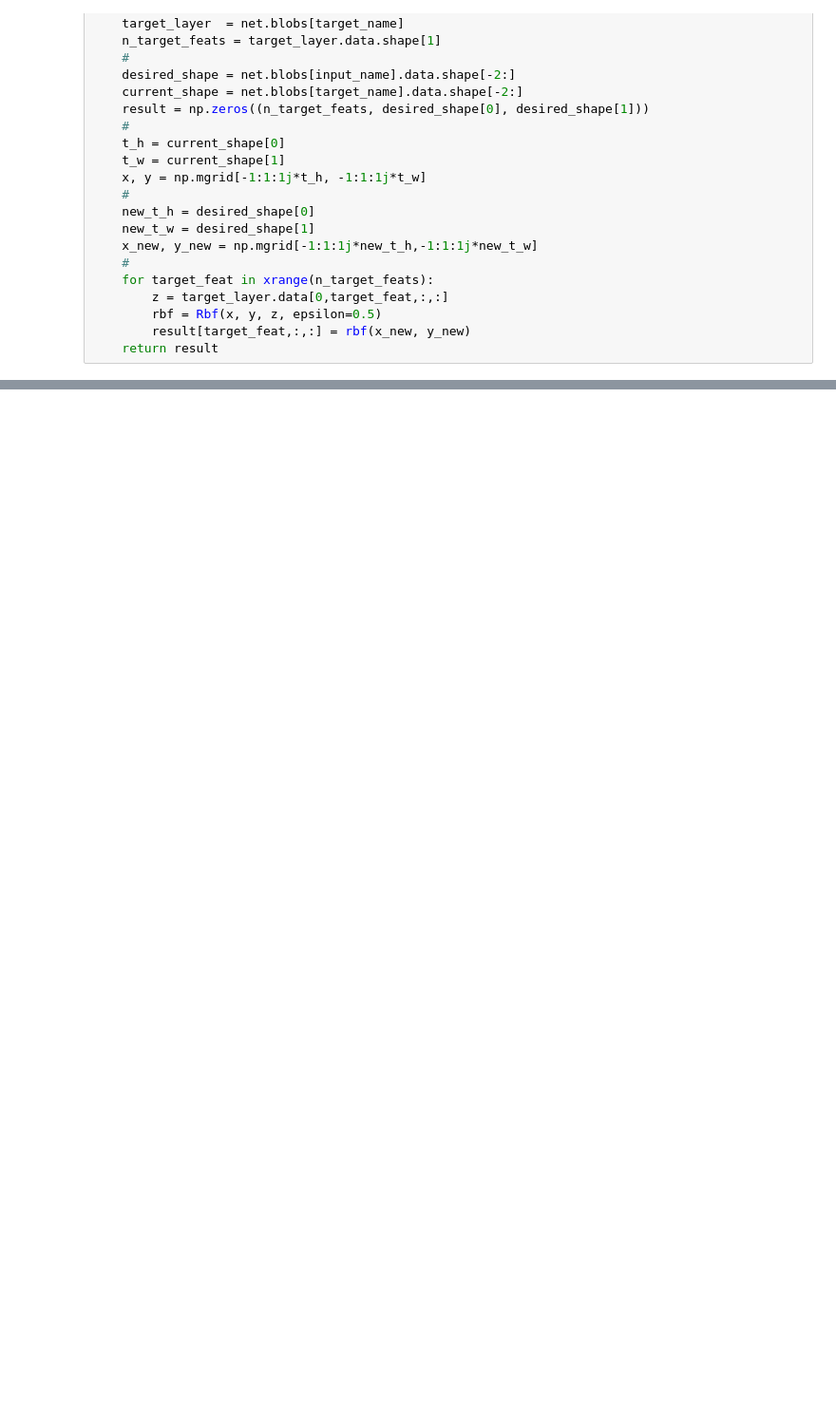
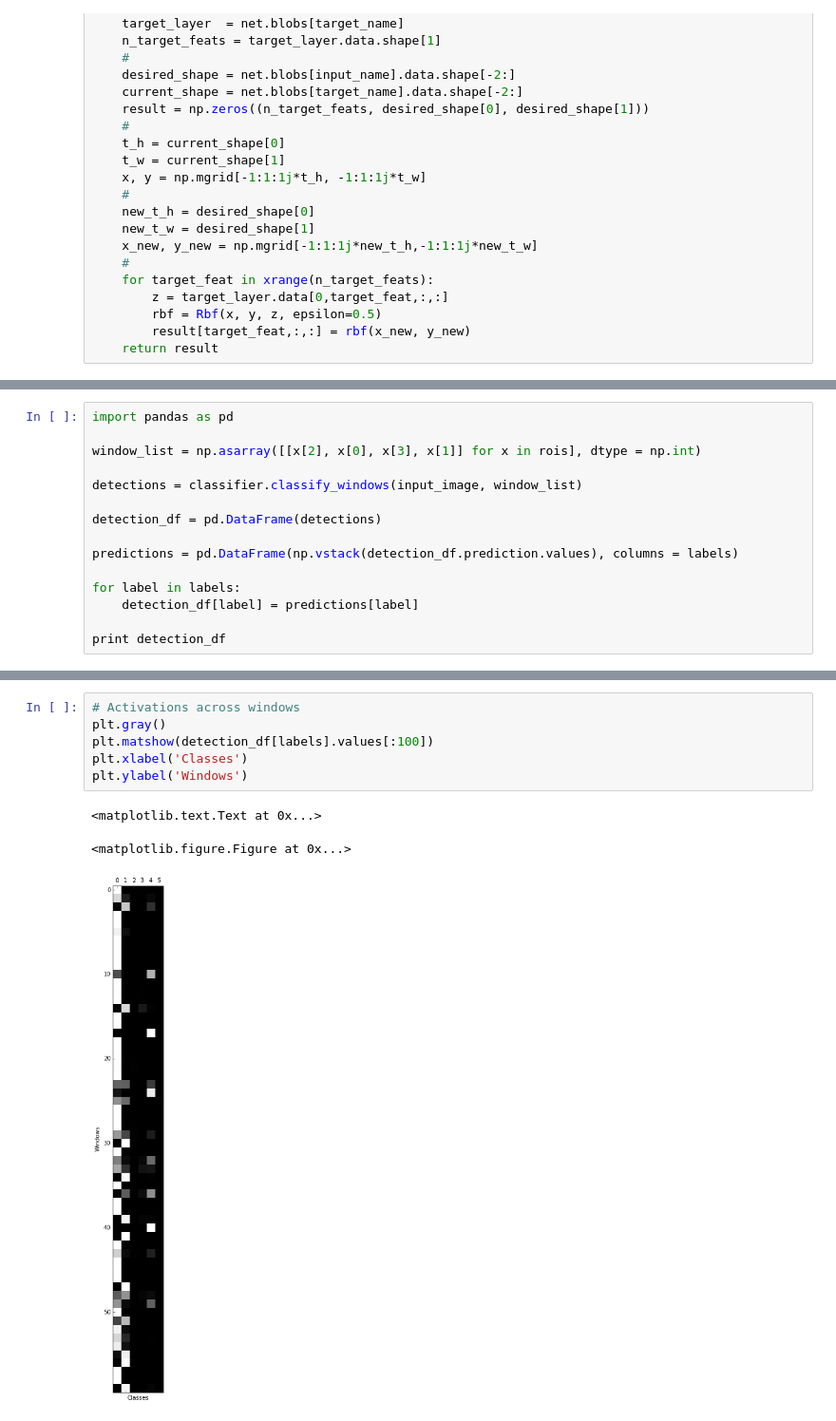
Before and after one commit to bellettif/smartCams, a Jupyter notebook: smartCams/segmentation/Seg_NN_2.ipynb, the cells around one changed output, grey strips where cells are left out. Shown at 95% size. Saved outputs shown, nothing was run; the diff lists cells and outputs as text; blank space fills up the shorter version.

```diff
--- a/smartCams/segmentation/Seg_NN_2.ipynb
+++ b/smartCams/segmentation/Seg_NN_2.ipynb
@@ -299,0 +612,15 @@ plt.title('Hierarchical clustering: %.2fs' % (t1 - t0))
+# %%
+import pandas as pd
+
+window_list = np.asarray([[x[2], x[0], x[3], x[1]] for x in rois], dtype = np.int)
+
+detections = classifier.classify_windows(input_image, window_list)
+
+detection_df = pd.DataFrame(detections)
+
+predictions = pd.DataFrame(np.vstack(detection_df.prediction.values), columns = labels)
+
+for label in labels:
+    detection_df[label] = predictions[label]
+
+print detection_df
@@ -299,0 +645,10 @@ plt.title('Hierarchical clustering: %.2fs' % (t1 - t0))
+# %%
+# Activations across windows
+plt.gray()
+plt.matshow(detection_df[labels].values[:100])
+plt.xlabel('Classes')
+plt.ylabel('Windows')
+# %% [output]
+<matplotlib.text.Text at 0x...>
+<matplotlib.figure.Figure at 0x...>
+[figure, added]
```
Also changed, not shown: parts of 27 cells of this notebook, 1 other file.
